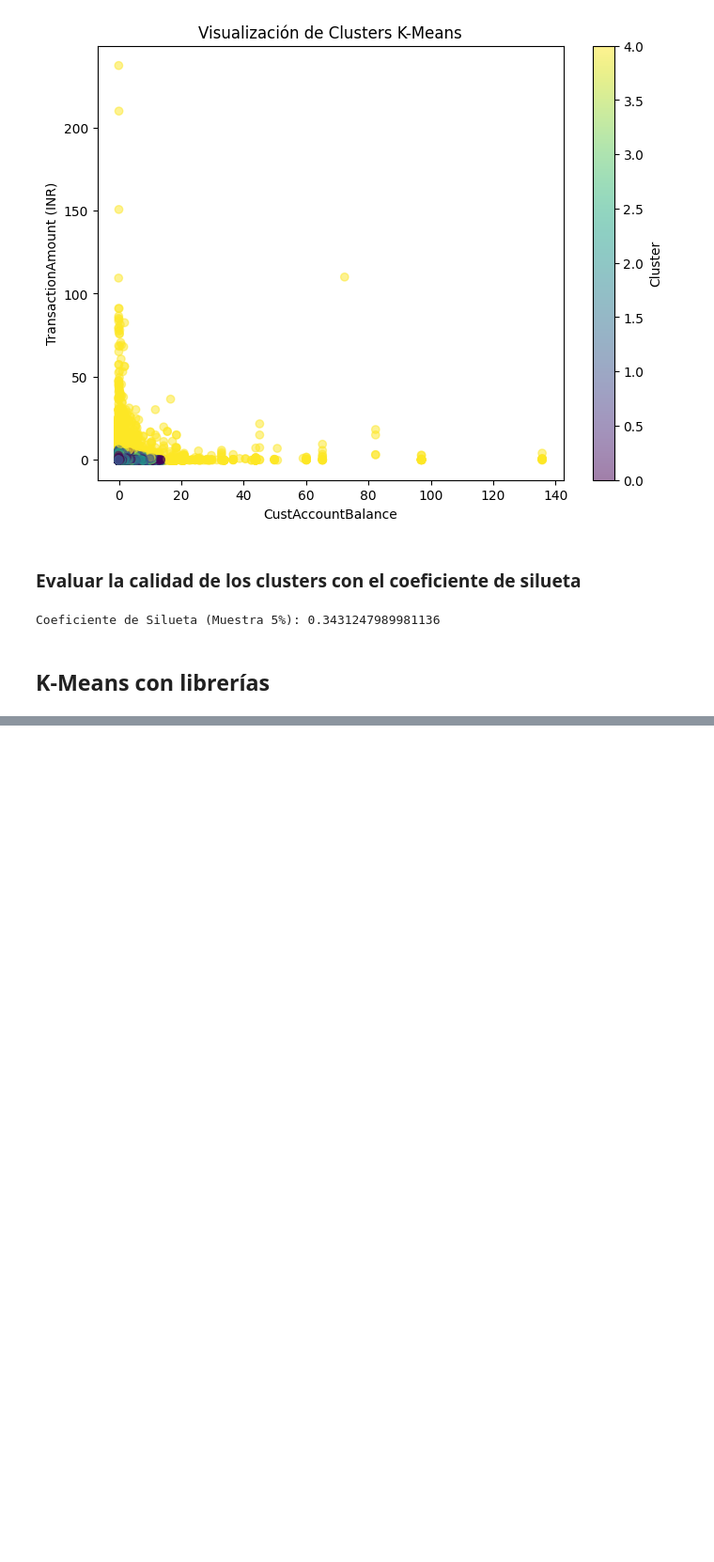
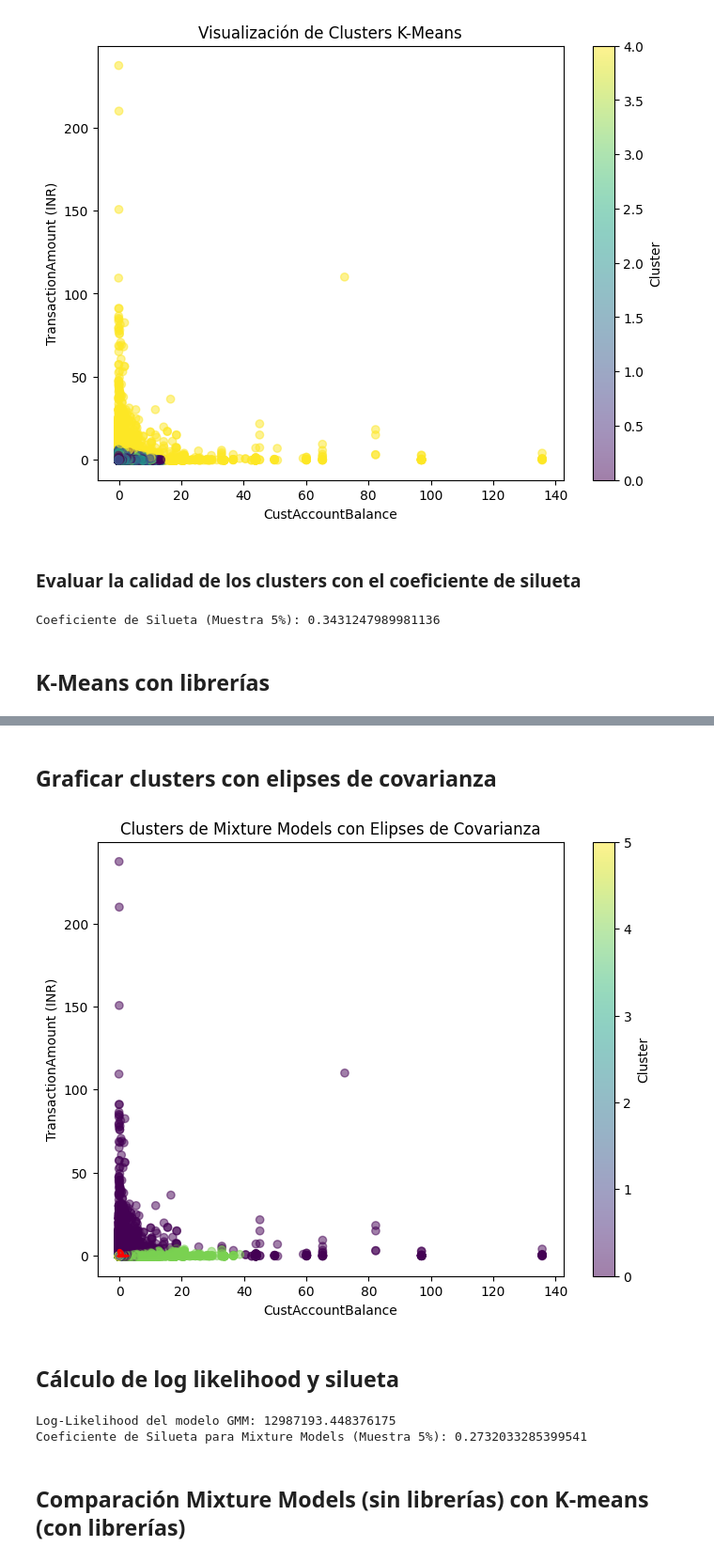
Before and after one commit to Hayser8/IALab4, a Jupyter notebook: lab.ipynb, the cells around one changed output, grey strips where cells are left out. Shown at 94% size. Cells and saved outputs as stored; diff of their text form; code cells hidden in the pictures; blank space fills up the shorter version.

```diff
--- a/lab.ipynb
+++ b/lab.ipynb
@@ -312,0 +561,58 @@ KeyboardInterrupt:
+# %% [markdown]
+## **Graficar clusters con elipses de covarianza**
+# %%
+import matplotlib.pyplot as plt
+import numpy as np
+from matplotlib.patches import Ellipse
+
+def plot_gmm_clusters(X, labels, means, covariances, feature_x, feature_y):
+    plt.figure(figsize=(8, 6))
+
+    # Dibujar los puntos de los clusters
+    scatter = plt.scatter(X[feature_x], X[feature_y], c=labels, cmap='viridis', alpha=0.5)
+
+    # Dibujar elipses de covarianza para cada cluster
+    for mean, cov in zip(means, covariances):
+        eigvals, eigvecs = np.linalg.eigh(cov[:2, :2])  # Tomamos solo las primeras dos dimensiones
+        angle = np.degrees(np.arctan2(*eigvecs[:, 0][::-1]))
+
+        # Escala de las elipses basada en la varianza
+        width, height = 2 * np.sqrt(eigvals)
+        ellipse = Ellipse(xy=mean[:2], width=width, height=height, angle=angle, edgecolor='red', fc='none', lw=2)
+        plt.gca().add_patch(ellipse)
+
+    plt.colorbar(scatter, label="Cluster")
+    plt.xlabel(feature_x)
+    plt.ylabel(feature_y)
+    plt.title("Clusters de Mixture Models con Elipses de Covarianza")
+    plt.show()
+
+# Convertir dataframe a numpy array
+X = df_scaled.drop(columns=['Cluster_sklearn', 'Cluster_GMM']).values
+
+# Extraer valores para graficar
+feature_x = "CustAccountBalance"
+feature_y = "TransactionAmount (INR)"
+
+# Visualizar los clusters con elipses de covarianza
+plot_gmm_clusters(df_scaled, df_scaled['Cluster_GMM'], gmm_custom.means, gmm_custom.covariances, feature_x, feature_y)
+# %% [output]
+[figure, added]
+# %% [markdown]
+## **Cálculo de log likelihood y silueta**
+# %%
+from sklearn.metrics import silhouette_score
+
+# Calcular Log-Likelihood en el dataset completo
+log_likelihood = gmm_custom.log_likelihood(X)
+print(f'Log-Likelihood del modelo GMM: {log_likelihood}')
+
+df_sample = df_scaled.sample(frac=0.05, random_state=42)
+
+silhouette_gmm = silhouette_score(df_sample.drop(columns=['Cluster_GMM']), df_sample['Cluster_GMM'])
+print(f'Coeficiente de Silueta para Mixture Models (Muestra 5%): {silhouette_gmm}')
+# %% [output]
+Log-Likelihood del modelo GMM: 12987193.448376175
+Coeficiente de Silueta para Mixture Models (Muestra 5%): 0.2732033285399541
+# %% [markdown]
+## **Comparación Mixture Models (sin librerías) con K-means (con librerías**)
```
Also changed, not shown: parts of 11 cells of this notebook.
